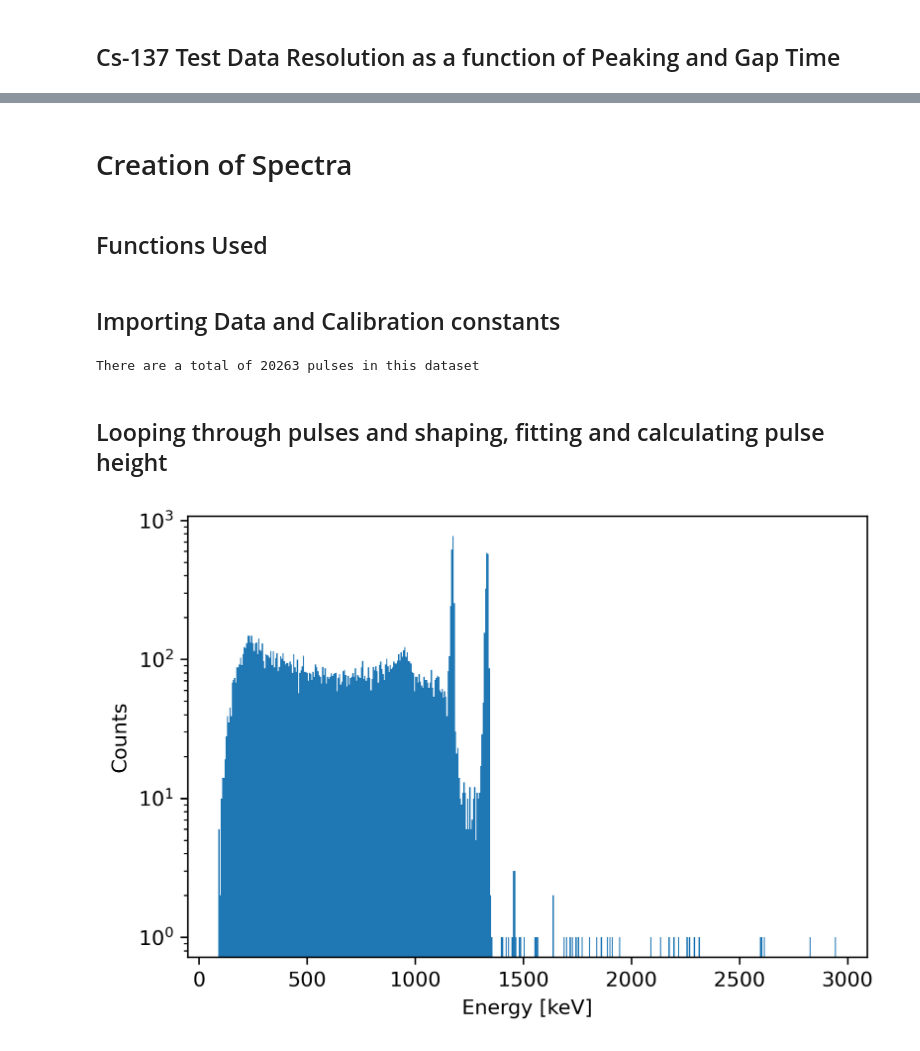
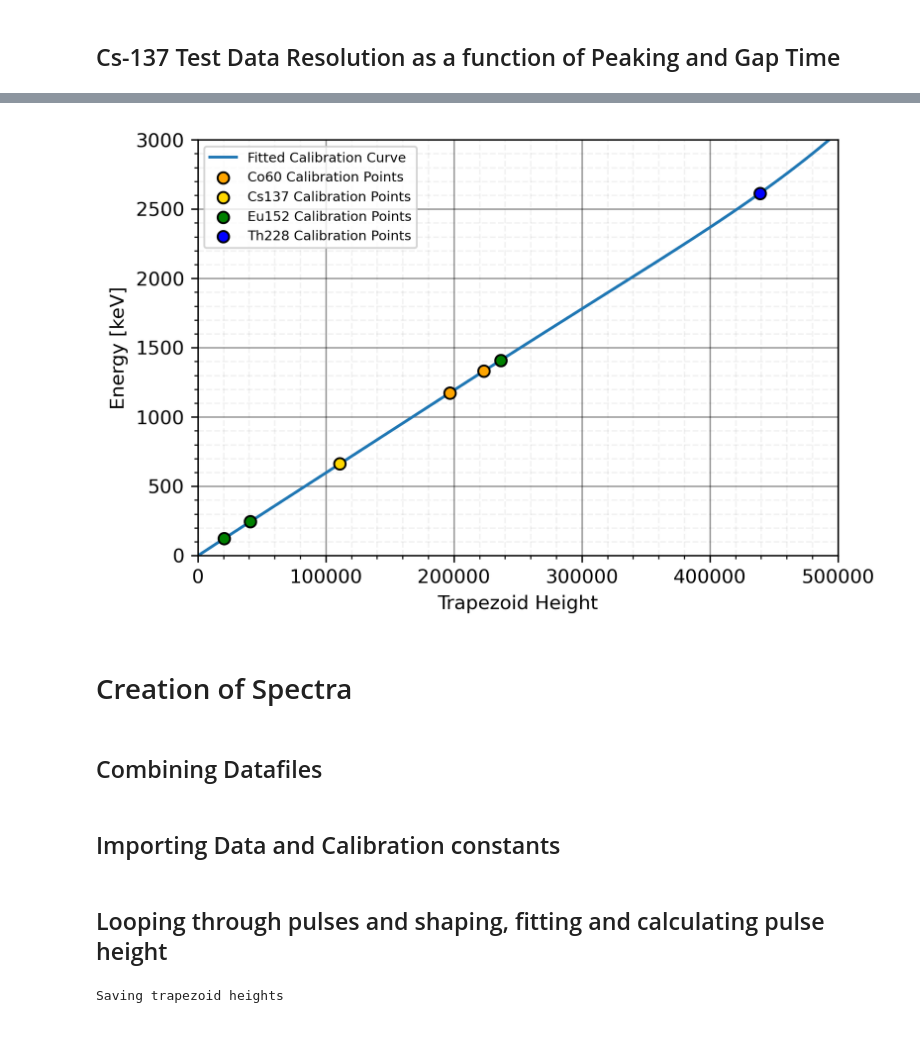
Before and after one commit to cllamb0/NE-204, a Jupyter notebook: Lab-1/NE-204_Lab-1_Final-Code.ipynb, the cells around one changed output, grey strips where cells are left out. Saved outputs shown, nothing was run; the diff lists cells and outputs as text; code cells hidden in the pictures.

```diff
--- a/Lab-1/NE-204_Lab-1_Final-Code.ipynb
+++ b/Lab-1/NE-204_Lab-1_Final-Code.ipynb
@@ -48,4 +59,30 @@ plt.show()
+# %%
+energy_calibrations = {'Energies': np.array([121.7817, 244.6974, 661.657, 1173.228, 1332.492,
+                                             1408.013, 2614.511]),
+                      'Trapezoid Heights': np.array([20463.94, 41013.587, 110939.958, 196794.348, 223511.721,
+                                           236469.213, 439098.653]),
+                      'Sigmas': np.array([334.753, 361.740, 427.465, 478.823, 506.812, 577.748, 703.456])}
+# %%
+plt.plot(calibrate_energy(np.arange(5e5),*calib_consts), label='Fitted Calibration Curve')#, zorder=-1)
+plt.scatter(energy_calibrations['Trapezoid Heights'][[3,4]], energy_calibrations['Energies'][[3,4]],
+            label='Co60 Calibration Points', color=source_colors['Co60'], zorder=5, edgecolor='black')
+plt.scatter(energy_calibrations['Trapezoid Heights'][[2]], energy_calibrations['Energies'][[2]],
+            label='Cs137 Calibration Points', color=source_colors['Cs137'], zorder=5, edgecolor='black')
+plt.scatter(energy_calibrations['Trapezoid Heights'][[0,1,5]], energy_calibrations['Energies'][[0,1,5]],
+            label='Eu152 Calibration Points', color=source_colors['Eu152'], zorder=5, edgecolor='black')
+plt.scatter(energy_calibrations['Trapezoid Heights'][[-1]], energy_calibrations['Energies'][[-1]],
+            label='Th228 Calibration Points', color=source_colors['Th228'], zorder=5, edgecolor='black')
+plt.xlim(0,5e5)
+plt.ylim(0,3000)
+plt.legend(fontsize=7)
+plt.grid(which='major', color='k', linestyle='-', alpha=0.4)
+plt.minorticks_on()
+plt.grid(which='minor', color='k', linestyle='--', alpha=0.05)
+plt.xlabel("Trapezoid Height")
+plt.ylabel('Energy [keV]')
+plt.savefig('Plots/calibration_curve.png', dpi=300, bbox_inches='tight', facecolor='white')
+plt.show()
+# %% [output]
+[figure, added]
 # %% [markdown]
 # Creation of Spectra
-# %% [markdown]
-## Functions Used
@@ -148,0 +89,2 @@ def calibrate_energy(ch, a1, a2, a3, a4, a5, b):
+# %% [markdown]
+## Combining Datafiles
@@ -149,46 +113,17 @@ def calibrate_energy(ch, a1, a2, a3, a4, a5, b):
 # %% [markdown]
 ## Importing Data and Calibration constants
 # %%
-#f = h5py.File('Data/Test-928/Co57-4in-2min.h5')
-f = h5py.File('Data/Test-928/Co60-36in-2min.h5')
-#f = h5py.File('Data/Test-928/Cs137-24in-2min.h5')
-#f = h5py.File('Data/Test-928/Th228-24in-20min.h5')
+filepath = 'Data/Combined_Data/'
+files = ['Cs137-24in-2.h5', 'Co57-4in-2.h5', 'Co60-36in-2.h5',
+        'Th228-24in-60.h5', 'Eu152-24in-5.h5', 'Background-60.h5']
 
-data = np.array(f['raw_data'])
-f.close()
-
-calib_consts = np.load('calibration_fit.npy')
-
-print("There are a total of {} pulses in this dataset".format(len(data)))
+data, sat_i = import_data(filepath+files[0])
-# %% [output]
-There are a total of 20263 pulses in this dataset
 # %% [markdown]
 ## Looping through pulses and shaping, fitting and calculating pulse height
 # %%
-peak, gap = 530, 500
-max_height = 519300 # Calculated for peak = 530, gap = 500
+peak, gap = 500, 2500 # set as defaults to this in "calibrate_pulses"
+max_height = 493154
 
-energies = []
-
-warnings.filterwarnings("ignore")
-for i, pulse in enumerate(tqdm(data, desc="Creating spectra")):
-    fs = savgol_filter(pulse, 51, 0)
-    try:
-        trap_height = trapezoid_height(s(fs, determine_rise(fs), 15000, peak, gap))
-    except:
-        print('Index {} failed to fit trapezoid'.format(i))
-        continue
-
-    if not math.isnan(trap_height):
-        if trap_height < max_height:
-            energies.append(calibrate_energy(trap_height, *calib_consts))
-energies = np.array(energies)
+energies = calibrate_pulses(data, save_file='Background-Cal')
+# %% [output]
+Saving trapezoid heights
-# %%
-plt.figure(dpi=300)
-counts, bins_out, patches = plt.hist(energies, bins=2**9)
-plt.xlabel('Energy [keV]')
-plt.ylabel('Counts')
-plt.semilogy()
-plt.show()
-# %% [output]
-[figure, removed]
```
Also changed, not shown: parts of 24 cells of this notebook, 9 other files.
